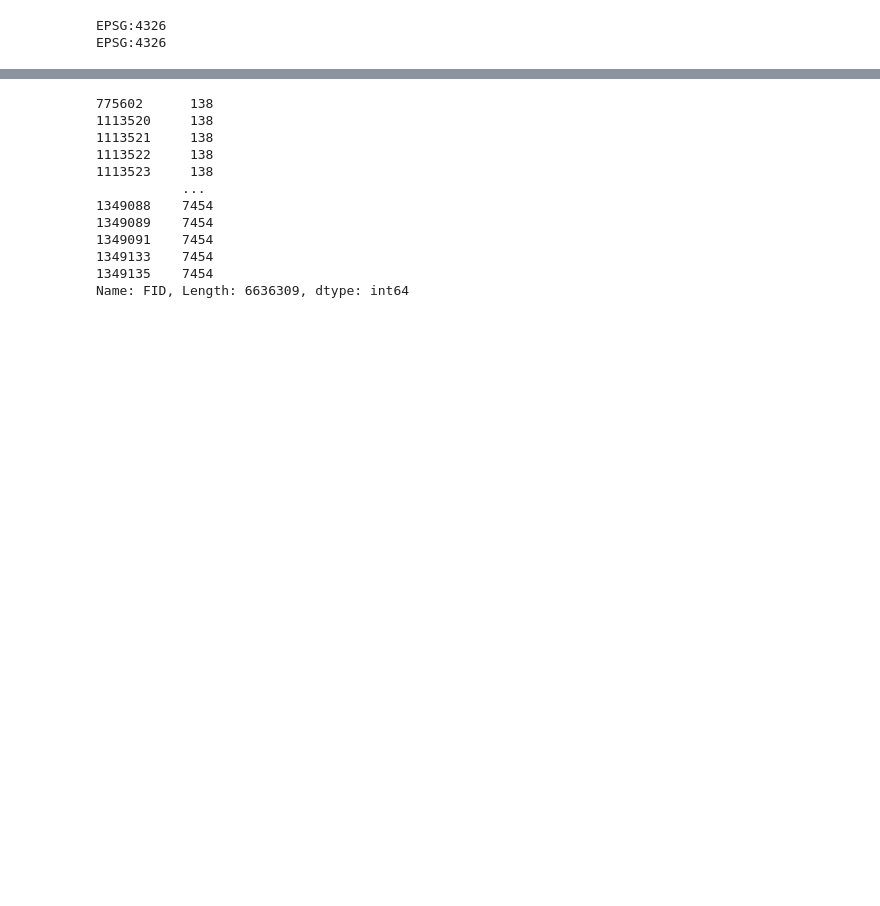
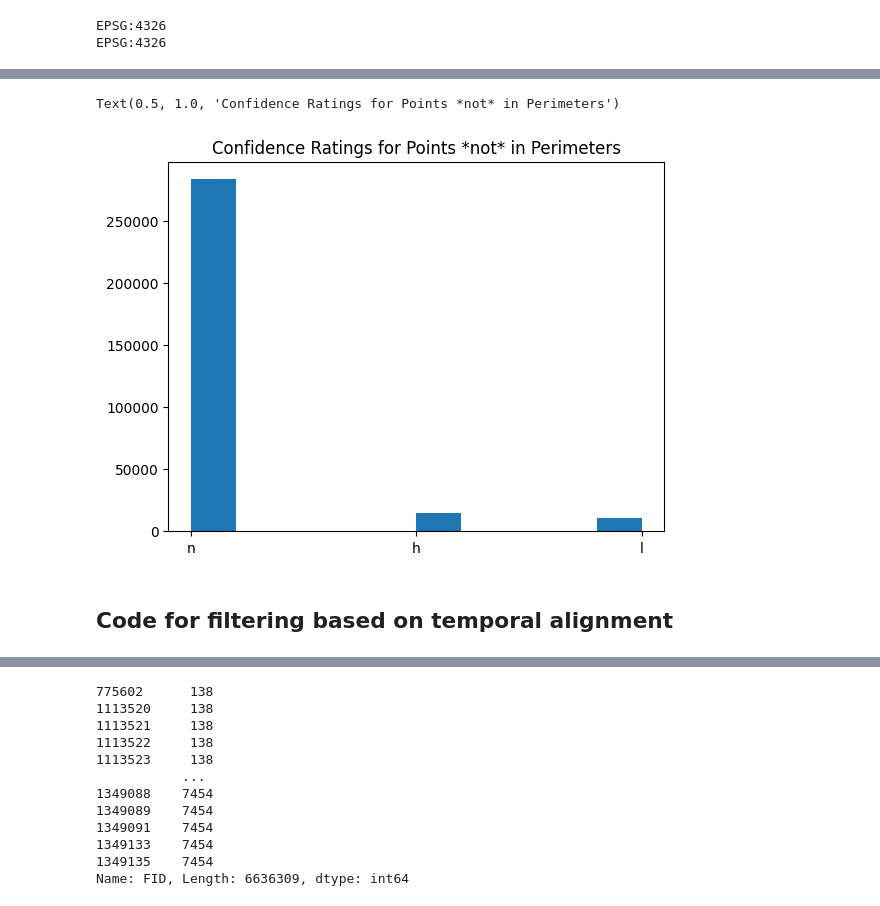
Before and after one commit to lurosenb/wildfire_path_prediction, a Jupyter notebook: perimeter_based_joining.ipynb, the cells around one changed output, grey strips where cells are left out. Saved outputs shown, nothing was run; the diff lists cells and outputs as text; code cells hidden in the pictures; blank space fills up the shorter version.

Commit message:
Add code for filtering based on temporal alignment

```diff
--- a/perimeter_based_joining.ipynb
+++ b/perimeter_based_joining.ipynb
@@ -73,0 +114,9 @@ Index(['LATITUDE', 'LONGITUDE', 'BRIGHTNESS', 'SCAN', 'TRACK', 'ACQ_DATE',
+# %%
+fig, ax = plt.subplots()
+ax.hist(gdf_2015[gdf_2015['observation_id'].isin(unused_observations)]['CONFIDENCE'])
+plt.title("Confidence Ratings for Points *not* in Perimeters")
+# %% [output]
+Text(0.5, 1.0, 'Confidence Ratings for Points *not* in Perimeters')
+[figure, added]
+# %% [markdown]
+## Code for filtering based on temporal alignment
```
Also changed, not shown: parts of 20 cells of this notebook.
